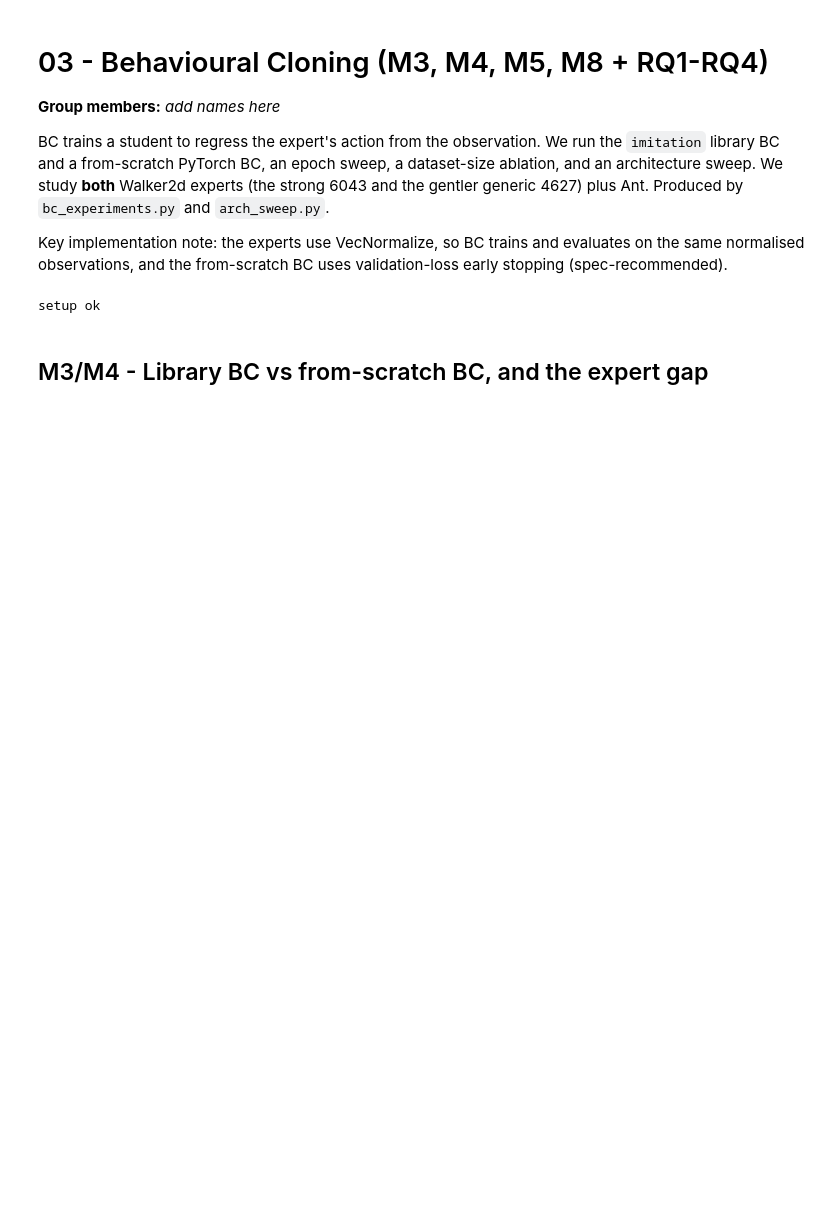
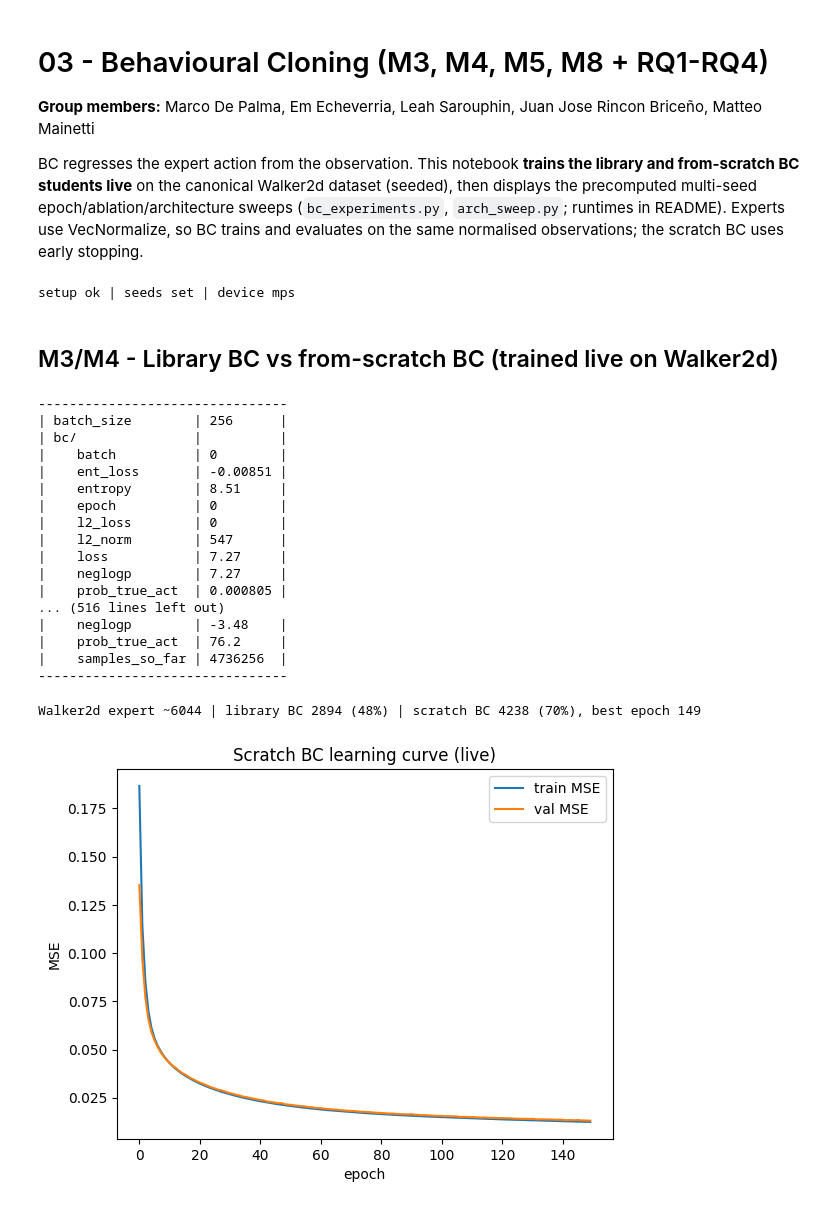
Before and after one commit to em-ech/rl-ppo-imitation-learning, a Jupyter notebook: notebooks/03_bc_student.ipynb, the cells around one changed output. Saved outputs shown, nothing was run; the diff lists cells and outputs as text; code cells hidden in the pictures; blank space fills up the shorter version.

```diff
--- a/notebooks/03_bc_student.ipynb
+++ b/notebooks/03_bc_student.ipynb
@@ -1,11 +1,9 @@
 # %% [markdown]
 # 03 - Behavioural Cloning (M3, M4, M5, M8 + RQ1-RQ4)
 
-**Group members:** _add names here_
+**Group members:** Marco De Palma, Em Echeverria, Leah Sarouphin, Juan Jose Rincon Briceño, Matteo Mainetti
 
-BC trains a student to regress the expert's action from the observation. We run the `imitation` library BC and a from-scratch PyTorch BC, an epoch sweep, a dataset-size ablation, and an architecture sweep. We study **both** Walker2d experts (the strong 6043 and the gentler generic 4627) plus Ant. Produced by `bc_experiments.py` and `arch_sweep.py`.
-
-Key implementation note: the experts use VecNormalize, so BC trains and evaluates on the same normalised observations, and the from-scratch BC uses validation-loss early stopping (spec-recommended).
+BC regresses the expert action from the observation. This notebook **trains the library and from-scratch BC students live** on the canonical Walker2d dataset (seeded), then displays the precomputed multi-seed epoch/ablation/architecture sweeps (`bc_experiments.py`, `arch_sweep.py`; runtimes in README). Experts use VecNormalize, so BC trains and evaluates on the same normalised observations; the scratch BC uses early stopping.
 # %%
 import sys, os, json
 from pathlib import Path
@@ -14,15 +12,55 @@ sys.path.insert(0, str(ROOT)); os.chdir(ROOT)
 %matplotlib inline
 import numpy as np, pandas as pd, matplotlib.pyplot as plt
 from IPython.display import Image, display
-OUT, MODELS, LOGS = ROOT/'outputs', ROOT/'models', ROOT/'logs'
+from src import seeding, config
+seeding.set_seed(0)            # numpy + torch + python random
+DEVICE = config.device()
+OUT, MODELS, DATA = ROOT/'outputs', ROOT/'models', ROOT/'data'/'demonstrations'
 def show(name):
     p = OUT/name
-    display(Image(str(p))) if p.exists() else print('missing figure:', name)
+    display(Image(str(p))) if p.exists() else print('precomputed figure not found:', name,
+        '- run the corresponding script (see README)')
 def results(name):
     p = OUT/name
     return json.load(open(p)) if p.exists() else {}
-print('setup ok')
+print('setup ok | seeds set | device', DEVICE)
 # %% [output]
-setup ok
+setup ok | seeds set | device mps
 # %% [markdown]
-## M3/M4 - Library BC vs from-scratch BC, and the expert gap
+## M3/M4 - Library BC vs from-scratch BC (trained live on Walker2d)
+# %%
+from src import bc_bridge, bc_scratch, collect, eval as ev
+ENV='Walker2d-v4'
+data = collect.load(DATA/ENV)            # canonical 100-ep dataset
+vn = MODELS/f'ppo_expert_{ENV}'/'vecnormalize.pkl'
+norm = ev.load_obs_normalizer(vn); N = (lambda x: norm(x)) if norm else (lambda x: x)
+obs, acts = N(data['observations']), data['actions']
+tr, _ = bc_bridge.train_bc_imitation(obs, acts, ENV, seed=0, n_epochs=50, device=DEVICE)
+lib, lib_s = ev.evaluate(tr.policy, ENV, vecnorm_path=vn if vn.exists() else None)
+stu, hist = bc_scratch.train_bc(obs, acts, seed=0, n_epochs=150, device=DEVICE)
+scr, scr_s = ev.evaluate_torch(stu, ENV, DEVICE, normalizer=norm)
+em = float(data['episode_returns'].mean())
+print(f'Walker2d expert ~{em:.0f} | library BC {lib:.0f} ({100*lib/em:.0f}%) | '
+      f'scratch BC {scr:.0f} ({100*scr/em:.0f}%), best epoch {hist["best_epoch"]}')
+plt.plot(hist['train'], label='train MSE'); plt.plot(hist['val'], label='val MSE')
+plt.xlabel('epoch'); plt.ylabel('MSE'); plt.legend(); plt.title('Scratch BC learning curve (live)'); plt.show()
+# %% [output]
+--------------------------------
+| batch_size        | 256      |
+| bc/               |          |
+|    batch          | 0        |
+|    ent_loss       | -0.00851 |
+|    entropy        | 8.51     |
+|    epoch          | 0        |
+|    l2_loss        | 0        |
+|    l2_norm        | 547      |
+|    loss           | 7.27     |
+|    neglogp        | 7.27     |
+|    prob_true_act  | 0.000805 |
+... (516 lines left out)
+|    neglogp        | -3.48    |
+|    prob_true_act  | 76.2     |
+|    samples_so_far | 4736256  |
+--------------------------------
+Walker2d expert ~6044 | library BC 2894 (48%) | scratch BC 4238 (70%), best epoch 149
+[figure, added]
```
Also changed, not shown: parts of 15 cells of this notebook, 10 other files.
